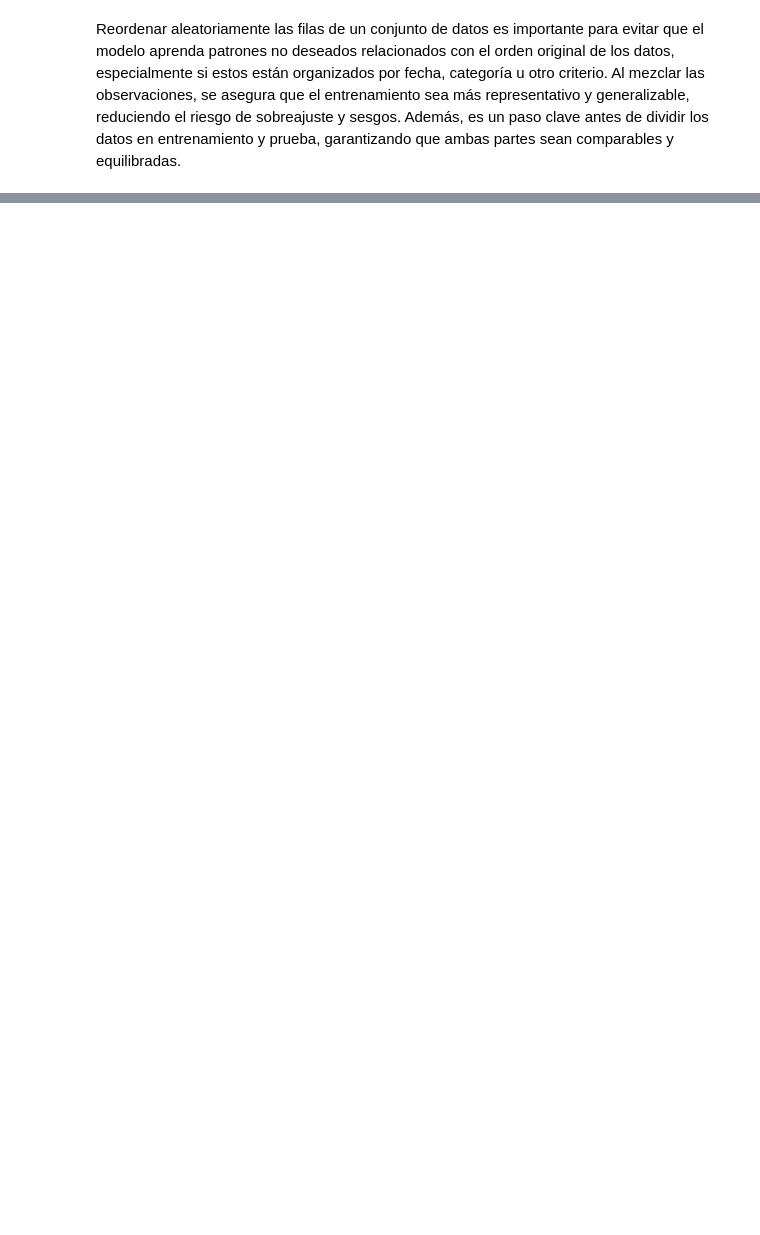
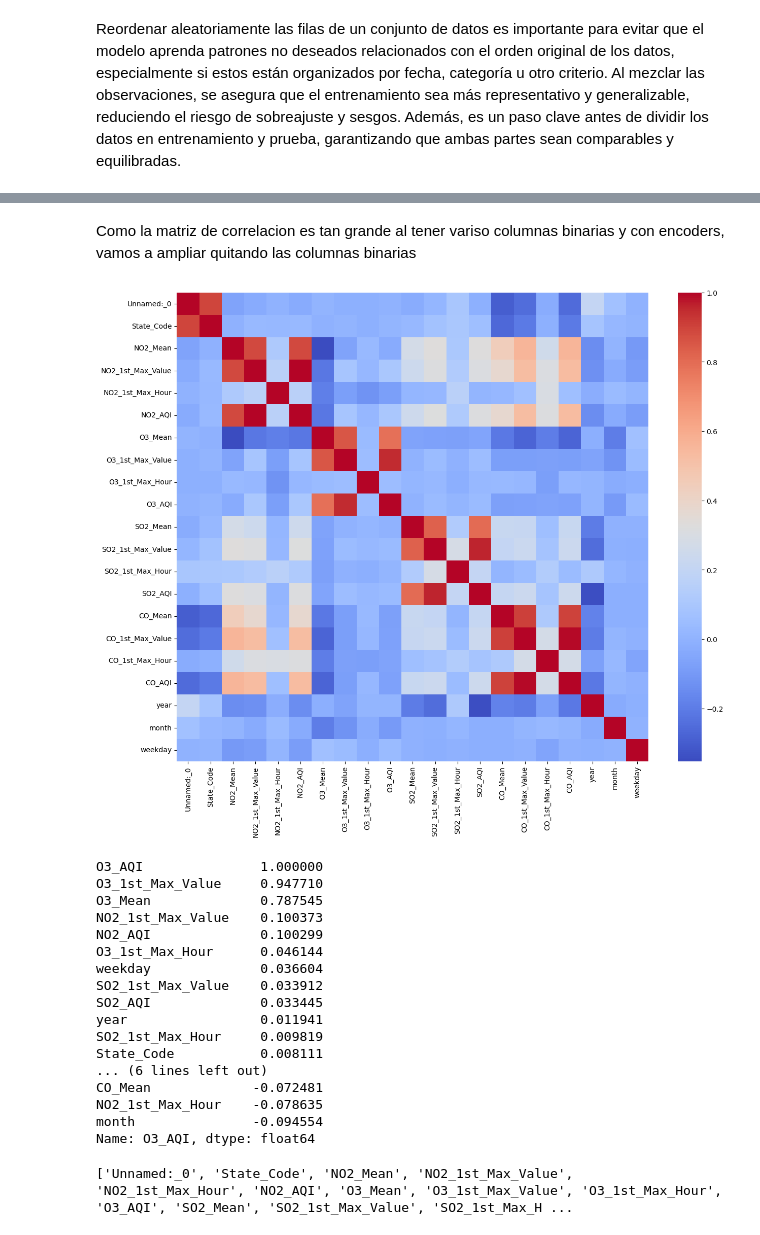
Before and after one commit to Israelamat/Study-and-prediction-of-U.S.-contamination, a Jupyter notebook: Proyecto_Final_IA_ML.ipynb, the cells around one changed output, grey strips where cells are left out. Saved outputs shown, nothing was run; the diff lists cells and outputs as text; code cells hidden in the pictures; blank space fills up the shorter version.

```diff
--- a/Proyecto_Final_IA_ML.ipynb
+++ b/Proyecto_Final_IA_ML.ipynb
@@ -775,0 +891,38 @@ print("Estoy abajo")
+# %% [markdown]
+Como la matriz de correlacion es tan grande al tener variso columnas binarias y con encoders, vamos a ampliar quitando las columnas binarias
+# %%
+# Calcular correlación
+correlation_matrix = df_clean_shuffled[numeric_cols].corr()
+
+# Mostrar matriz de correlación completa
+plt.figure(figsize=(15,12))
+sns.heatmap(correlation_matrix, annot=False, cmap='coolwarm')
+plt.show()
+
+# Correlación específica con la variable objetivo
+target = "O3_AQI"
+cor_target = correlation_matrix[target].sort_values(ascending=False)
+print(cor_target)
+# %% [output]
+[figure, added]
+O3_AQI               1.000000
+O3_1st_Max_Value     0.947710
+O3_Mean              0.787545
+NO2_1st_Max_Value    0.100373
+NO2_AQI              0.100299
+O3_1st_Max_Hour      0.046144
+weekday              0.036604
+SO2_1st_Max_Value    0.033912
+SO2_AQI              0.033445
+year                 0.011941
+SO2_1st_Max_Hour     0.009819
+State_Code           0.008111
+... (6 lines left out)
+CO_Mean             -0.072481
+NO2_1st_Max_Hour    -0.078635
+month               -0.094554
+Name: O3_AQI, dtype: float64
+# %%
+print(numeric_cols)
+# %% [output]
+['Unnamed:_0', 'State_Code', 'NO2_Mean', 'NO2_1st_Max_Value', 'NO2_1st_Max_Hour', 'NO2_AQI', 'O3_Mean', 'O3_1st_Max_Value', 'O3_1st_Max_Hour', 'O3_AQI', 'SO2_Mean', 'SO2_1st_Max_Value', 'SO2_1st_Max_H ...
```
Also changed, not shown: parts of 14 cells of this notebook.
